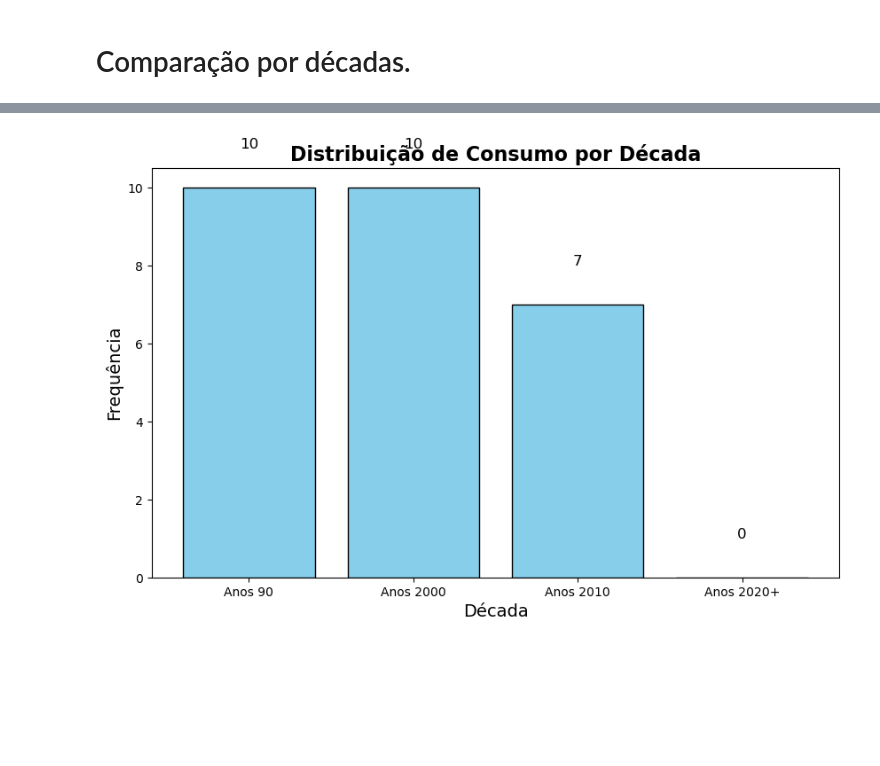
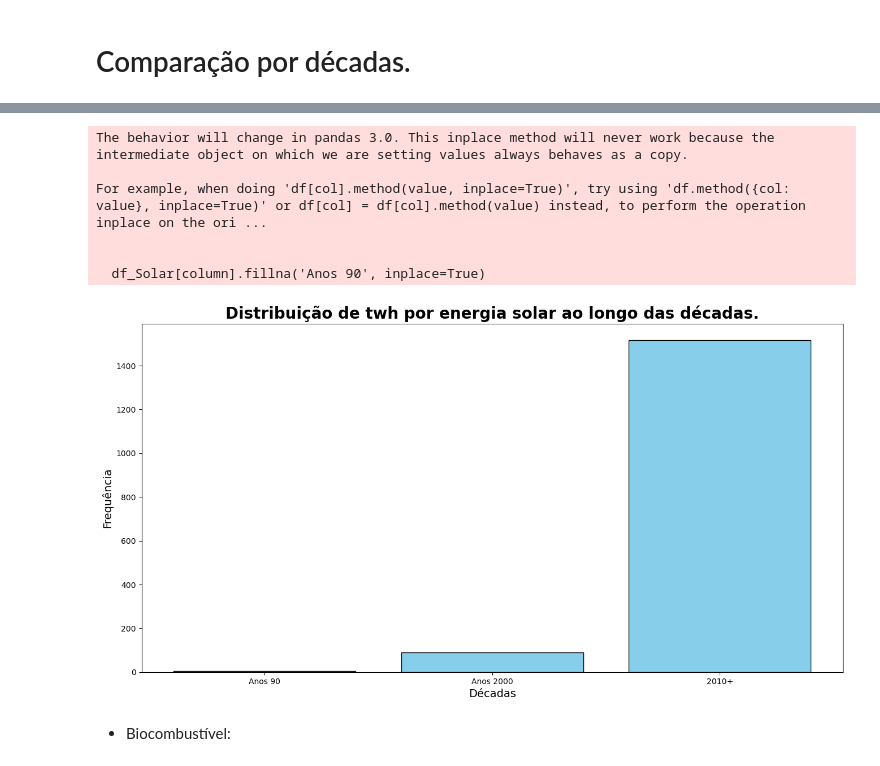
Before and after one commit to DanielMF14/analise_TWH_Continentes, a Jupyter notebook: Consumo_Energia_Renovavel.ipynb, the cells around one changed output, grey strips where cells are left out. Cells and saved outputs as stored; diff of their text form; code cells hidden in the pictures; blank space fills up the shorter version.

Commit message:
Projeto fontes energia

```diff
--- a/Consumo_Energia_Renovavel.ipynb
+++ b/Consumo_Energia_Renovavel.ipynb
@@ -353,0 +356,3 @@ plt.show()
+# %%
+# primeiro resertamos o indice para que possamos manipular a coluna 'Year':
+df_Hydro = df_Hydro.reset_index()
@@ -354,13 +420,11 @@ plt.show()
 # %%
-# Resertando o index:
-df_ER = df_ER.reset_index()
+df_Solar = df_Solar.reset_index()
 
-# Convertendo a coluna de anos para datetime:
-df_ER['Year'] = pd.to_datetime(df_ER['Year'], format='%Y').dt.year
+df_Solar['Year'] = pd.to_datetime(df_Solar['Year'], format='%Y').dt.year
 
-bins = [1990, 2000, 2010, 2020, float('inf')]  # Bins ajustados
-labels = ['Anos 90', 'Anos 2000', 'Anos 2010', 'Anos 2020+']  # Número de labels corresponde aos bins
-df_ER['Década'] = pd.cut(df_ER['Year'], bins=bins, labels=labels)
+intervalos = [1990, 2000, 2010, float('inf')]
+rotulos = ['Anos 90', 'Anos 2000', '2010+']
+df_Solar['Década'] = pd.cut(df_Solar['Year'], bins=intervalos, labels=rotulos)
 
-display(df_ER[['Década', 'Year']])
+df_Solar
 # %% [output]
@@ -384,21 +448,31 @@ display(df_ER[['Década', 'Year']])
+# %%
+# Tratando valores nulos:
+for column in df_Solar.columns:
+    if df_Solar[column].isnull().sum() > 0:
+        if df_Solar[column].dtype == 'category':
+            df_Solar[column].fillna('Anos 90', inplace=True)
+# %% [output]
+The behavior will change in pandas 3.0. This inplace method will never work because the intermediate object on which we are setting values always behaves as a copy.
+
+For example, when doing 'df[col].method(value, inplace=True)', try using 'df.method({col: value}, inplace=True)' or df[col] = df[col].method(value) instead, to perform the operation inplace on the ori ...
+
+
+  df_Solar[column].fillna('Anos 90', inplace=True)
 # %%
-# Contar a frequência de cada década
-decade_counts = df_ER['Década'].value_counts().sort_index()
+# Contar a frequência de cada década:
+Contador_Decadas = df_Solar.groupby('Década')['Solar PV (TWh)'].sum()
 
-# Criar o gráfico de barras
-plt.figure(figsize=(10, 6))
-plt.bar(decade_counts.index, decade_counts.values, color='skyblue', edgecolor='black')
+# Criar gráfico de barras:
+plt.figure(figsize=(16,8))
+plt.bar(Contador_Decadas.index, Contador_Decadas.values, color='skyblue', edgecolor='black')
 
-# Título e rótulos
-plt.title('Distribuição de Consumo por Década', fontsize=16, weight='bold')
-plt.xlabel('Década', fontsize=14)
+# Titulos e Rotulos:
+plt.title('Distribuição de twh por energia solar ao longo das décadas.',fontsize=20, weight='bold')
+plt.xlabel('Décadas', fontsize=14)
 plt.ylabel('Frequência', fontsize=14)
 
-# Adicionar rótulos acima das barras
-for i, value in enumerate(decade_counts.values):
-    plt.text(i, value + 1, str(value), ha='center', fontsize=12)
-
-# Exibir o gráfico
 plt.show()
 # %% [output]
-[figure, old version]
+[figure, new version]
+# %% [markdown]
+* Biocombustível:
```
Also changed, not shown: parts of 15 cells of this notebook.
